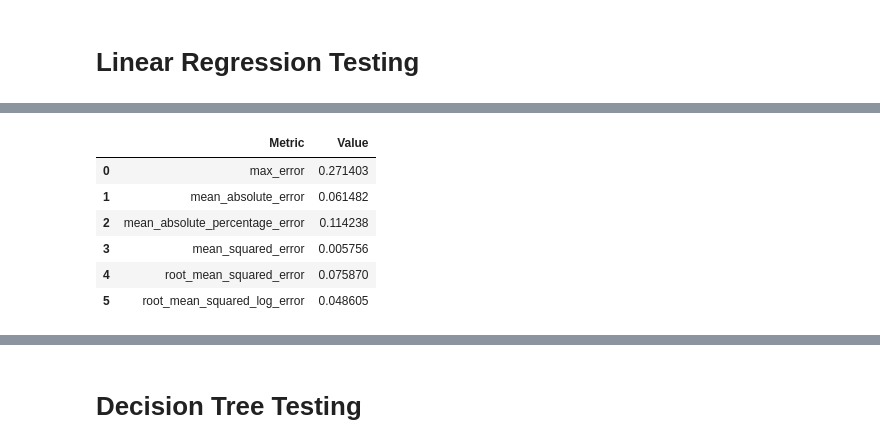
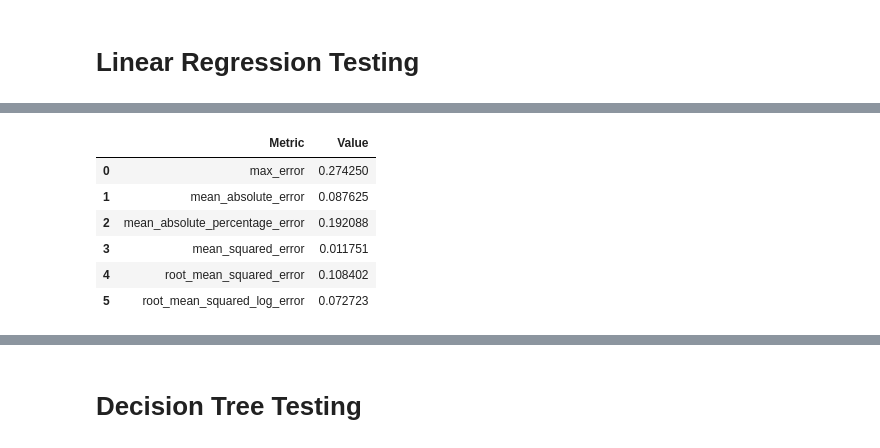
Before and after one commit to gubbriaco/hybrid-vehicle-feature-prediction, a Jupyter notebook: soc_estimation/LGHG2@n10C_to_25degC/testing_ml.ipynb, the cells around one changed output, grey strips where cells are left out. Cells and saved outputs as stored; diff of their text form; code cells hidden in the pictures.

```diff
--- a/soc_estimation/LGHG2@n10C_to_25degC/testing_ml.ipynb
+++ b/soc_estimation/LGHG2@n10C_to_25degC/testing_ml.ipynb
@@ -36,0 +63,13 @@ In this cell, we extract specific features from the testing data for use in mode
+# %%
+targets_filename = 'targets.txt'
+targets_path = os.path.join(config.get_data_dir(), targets_filename)
+with open(targets_path, 'r') as file:
+    targets = [target.strip() for target in file.readlines()]
+
+features_filename = 'features.txt'
+features_path = os.path.join(config.get_data_dir(), features_filename)
+with open(features_path, 'r') as file:
+    features = [feature.strip() for feature in file.readlines()]
+
+print(f'features = {features}')
+print(f'target = {targets}')
@@ -37,4 +79,4 @@ In this cell, we extract specific features from the testing data for use in mode
 # %%
-X_test = test_data[['V', 'I', 'Temp', 'V_avg', 'I_avg']].values
+X_test = test_data[features].values
 X_test.shape
 # %% [output]
@@ -56,4 +96,4 @@ In this cell, we extract the target variable from the testing data
 # %%
-y_test = test_data['SOC'].values
+y_test = test_data[targets].values
 y_test.shape
 # %% [output]
@@ -123,4 +131,4 @@ This step allows you to obtain predicted values for the target variable (`SOC`)
 # %%
-soc_predicted = lregression_model.predict(normalized_X_test)
-soc_predicted
+y_predicted = lregression_model.predict(normalized_X_test)
+y_predicted
 # %% [output]
@@ -151,11 +147,11 @@ Accuracy: 92.36%
 # %%
-lregression_metrics = utils.get_metrics(soc_observed, soc_predicted)
+lregression_metrics = utils.get_metrics(y_test, y_predicted)
 lregression_metrics
 # %% [output]
 |  | Metric | Value |
-| 0 | max_error | 0.271403 |
-| 1 | mean_absolute_error | 0.061482 |
-| 2 | mean_absolute_percentage_error | 0.114238 |
-| 3 | mean_squared_error | 0.005756 |
-| 4 | root_mean_squared_error | 0.075870 |
-| 5 | root_mean_squared_log_error | 0.048605 |
+| 0 | max_error | 0.274250 |
+| 1 | mean_absolute_error | 0.087625 |
+| 2 | mean_absolute_percentage_error | 0.192088 |
+| 3 | mean_squared_error | 0.011751 |
+| 4 | root_mean_squared_error | 0.108402 |
+| 5 | root_mean_squared_log_error | 0.072723 |
```
Also changed, not shown: parts of 37 cells of this notebook.
